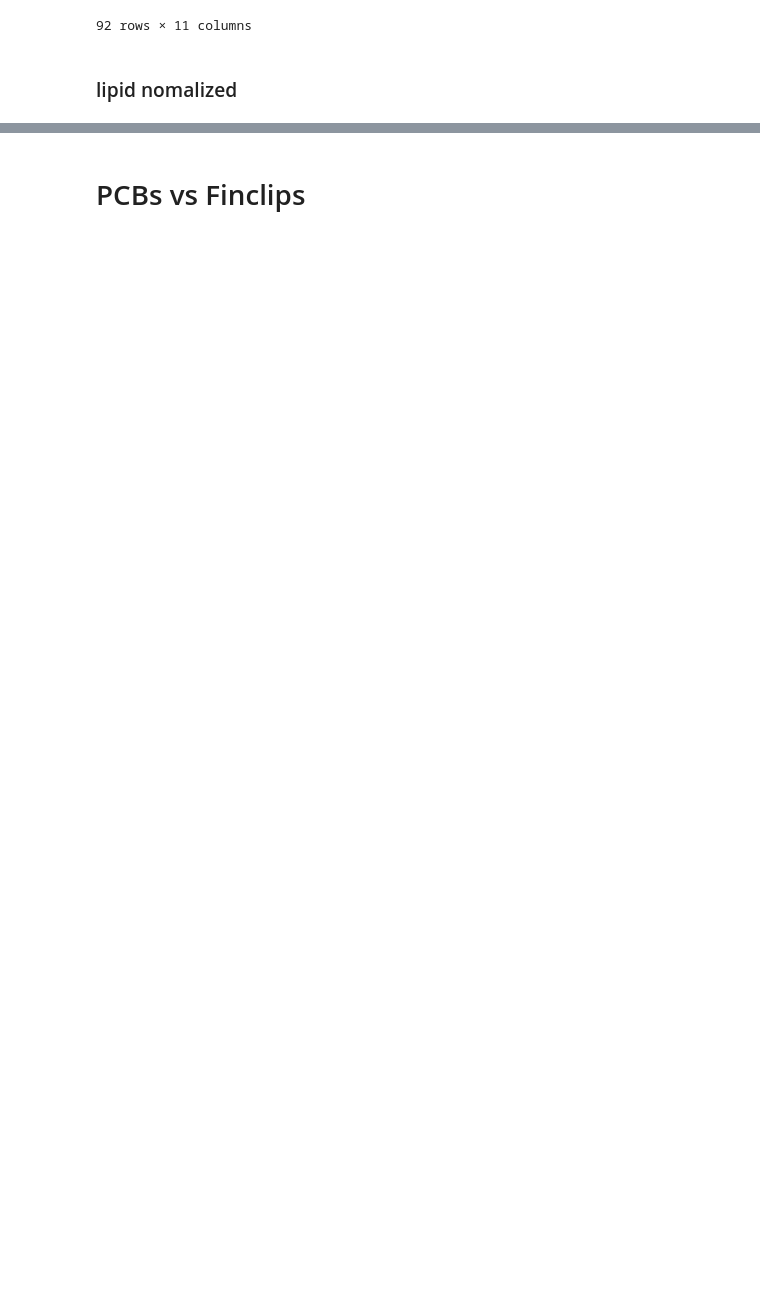
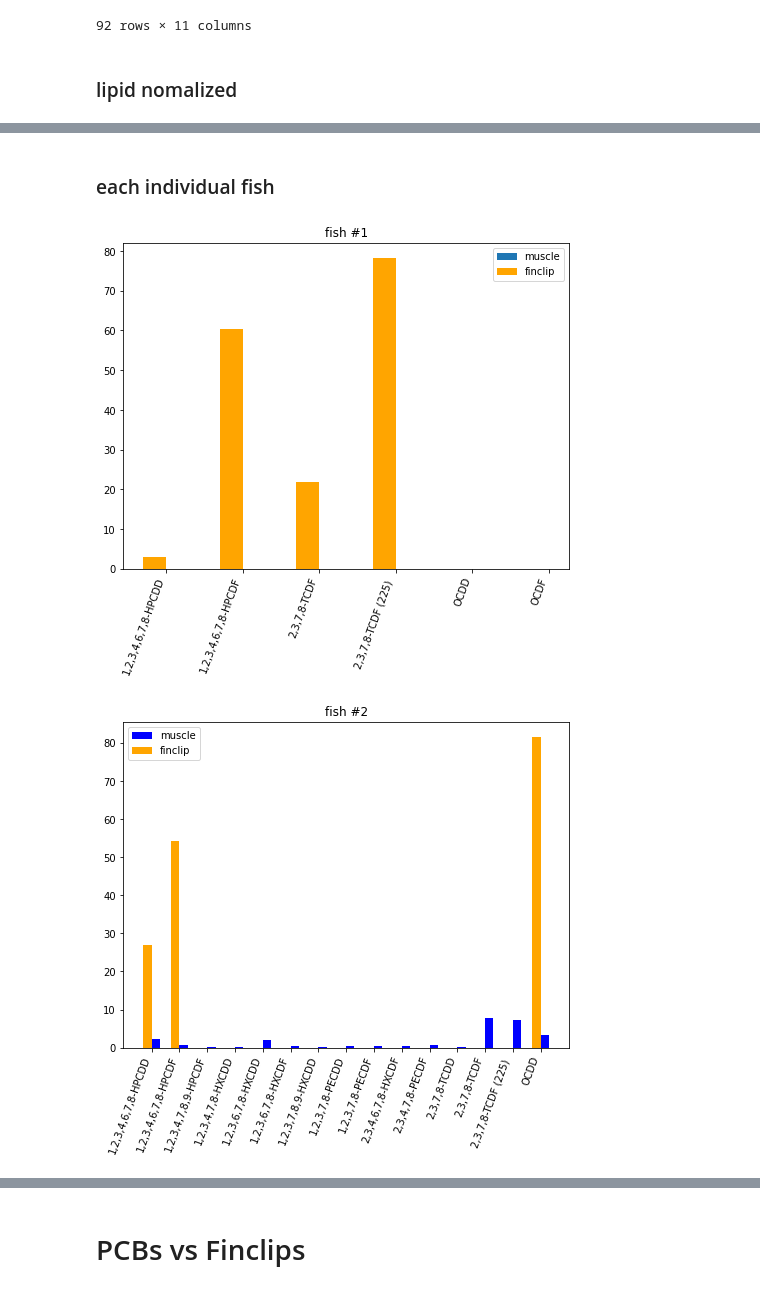
Before and after one commit to amirmtaghizadegan/Sturgeon, a Jupyter notebook: finclips.ipynb, the cells around one changed output, grey strips where cells are left out. Cells and saved outputs as stored; diff of their text form; code cells hidden in the pictures; blank space fills up the shorter version.

```diff
--- a/finclips.ipynb
+++ b/finclips.ipynb
@@ -245,0 +235,22 @@ for i, r in enumerate(t["CLIENT_ID"].unique()):
+# %% [markdown]
+### each individual fish
+# %%
+t = lipid_table
+width = 0.3
+for c in t.columns[2:]:
+    plt.figure(facecolor='white', figsize = (8, 6))
+    temp = t[c].dropna()
+    # temp = temp.loc[temp != 0]
+    temp = t.loc[temp.index, :]
+    x = t.loc[temp.index, 'CLIENT_ID'].unique()
+    xx = np.arange(x.shape[0])
+    plt.xticks(xx, labels = x, rotation = 70, ha = 'right')
+    muscle_id = [i in temp.loc[temp['tag'] == 'muscle', "CLIENT_ID"].to_list() for i in x]
+    finclip_id = [i in temp.loc[temp['tag'] == 'finclip', "CLIENT_ID"].to_list() for i in x]
+    plt.bar(xx[muscle_id] + width/2, temp.loc[temp.tag == 'muscle', c].to_numpy('float'), width = width, color = 'blue', label = 'muscle')
+    plt.bar(xx[finclip_id] - width/2, temp.loc[temp.tag == 'finclip', c].to_numpy('float'), width = width, color = 'orange', label = 'finclip')
+    plt.title(f'fish #{c}')
+    plt.legend();
+# %% [output]
+[figure, added]
+[figure, added]
```
Also changed, not shown: parts of 11 cells of this notebook.
